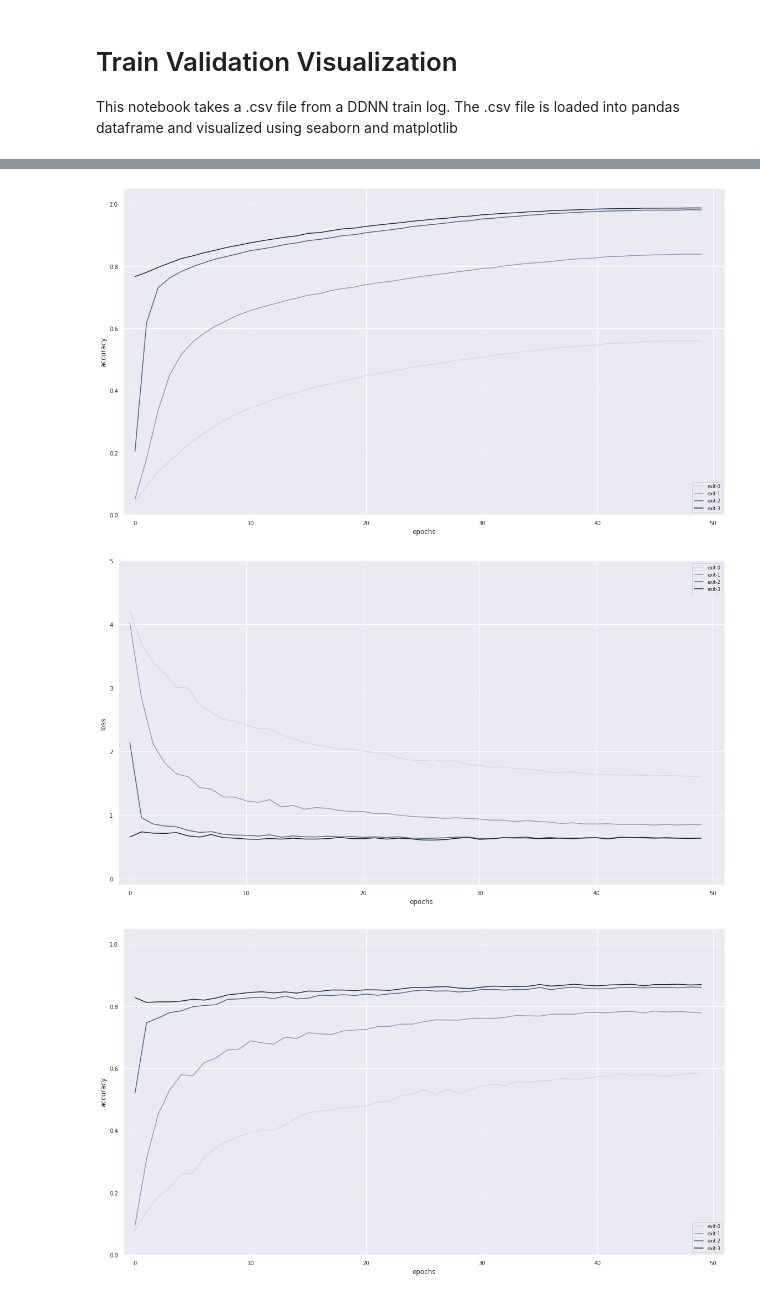
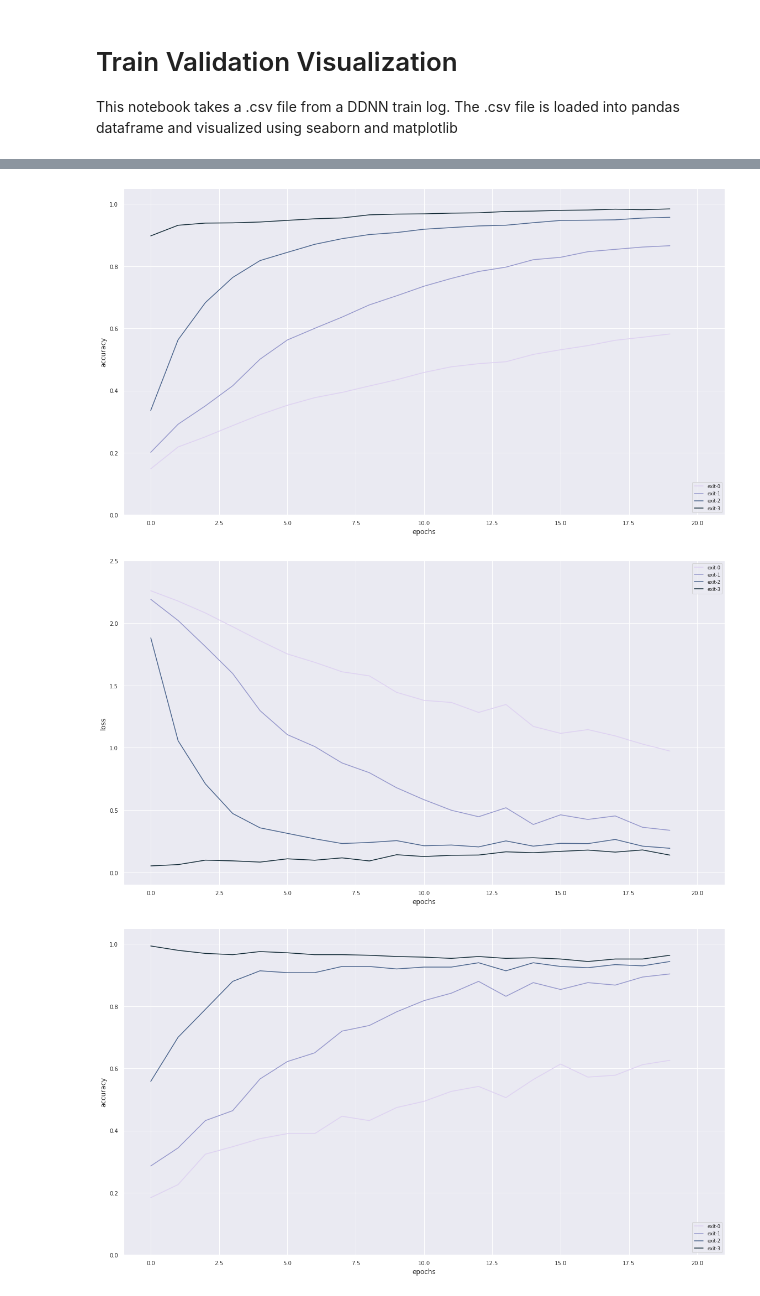
Before and after one commit to AlexKarlsen/thesis-src, a Jupyter notebook: Train Visualization/Train Validation Visualization BDenseNet miniimagenet.ipynb, the cells around one changed output, grey strips where cells are left out. Saved outputs shown, nothing was run; the diff lists cells and outputs as text; code cells hidden in the pictures.

```diff
--- a/Train Visualization/Train Validation Visualization BDenseNet miniimagenet.ipynb
+++ b/Train Visualization/Train Validation Visualization BDenseNet miniimagenet.ipynb
@@ -18,7 +8,7 @@ import seaborn as sns; sns.set()
 import matplotlib.pyplot as plt
 plt.rcParams.update({'font.size': 18})
 # %%
-df = pd.read_csv('../DDNN/logging/densenet_20191001-175500.csv', index_col=0)
+df = pd.read_csv('../DDNN/logging/densenet_20191018-092816.csv', index_col=0)
 df.head()
 # %% [output]
 |  | exit-0-train-loss | exit-1-train-loss | exit-2-train-loss | exit-3-train-loss | exit-0-train-accuracy | ... |
@@ -102,14 +92,14 @@ plt.xlabel('epochs', fontsize='large')
 plt.ylabel('accuracy', fontsize='large')
 plt.tick_params(labelsize='medium')
 plt.legend(legend, fontsize='small', loc='lower right')
-plt.xlim([-1, 51])
+plt.xlim([-1, 21])
 plt.ylim([0, 1.05])
 #plt.title('Train accuracy')
 plt.tight_layout()
 plt.savefig('BResNet_train_acc_miniimagenet10.png')
 plt.show()
 # %% [output]
-[figure, old version]
+[figure, new version]
 # %%
 fig = plt.figure(figsize=(16,9))
 ax = sns.lineplot(data=test_loss,
@@ -121,33 +111,33 @@ plt.xlabel('epochs', fontsize='large')
 plt.ylabel('loss', fontsize='large')
 plt.tick_params(labelsize='medium')
 plt.legend(legend, fontsize='small')
-plt.xlim([-1, 51])
-plt.ylim([-0.1, 5])
+plt.xlim([-1, 21])
+plt.ylim([-0.1, 2.5])
 #plt.title('Test loss')
 plt.tight_layout()
 plt.savefig('BResNet_test_loss_miniimagenet10.png')
 plt.show()
 # %% [output]
-[figure, old version]
+[figure, new version]
 # %%
 fig = plt.figure(figsize=(16,9))
 ax = sns.lineplot(data=test_acc,
                   palette="ch:2.5,.25",
                   dashes=False)
 
 
 plt.xlabel('epochs', fontsize='large')
 plt.ylabel('accuracy', fontsize='large')
 plt.tick_params(labelsize='medium')
 plt.legend(legend, fontsize='small', loc='lower right')
-plt.xlim([-1, 51])
+plt.xlim([-1, 21])
 plt.ylim([0, 1.05])
 #plt.title('Test accuracy')
 plt.tight_layout()
 plt.savefig('BResNet_test_acc_miniimagenet10.png')
 plt.show()
 # %% [output]
-[figure, old version]
+[figure, new version]
 # %%
 fig, axes = plt.subplots(2,2, figsize=(16,9),     sharex='all',
     sharey='all')
```
Also changed, not shown: parts of 5 cells of this notebook, 6 other files.
